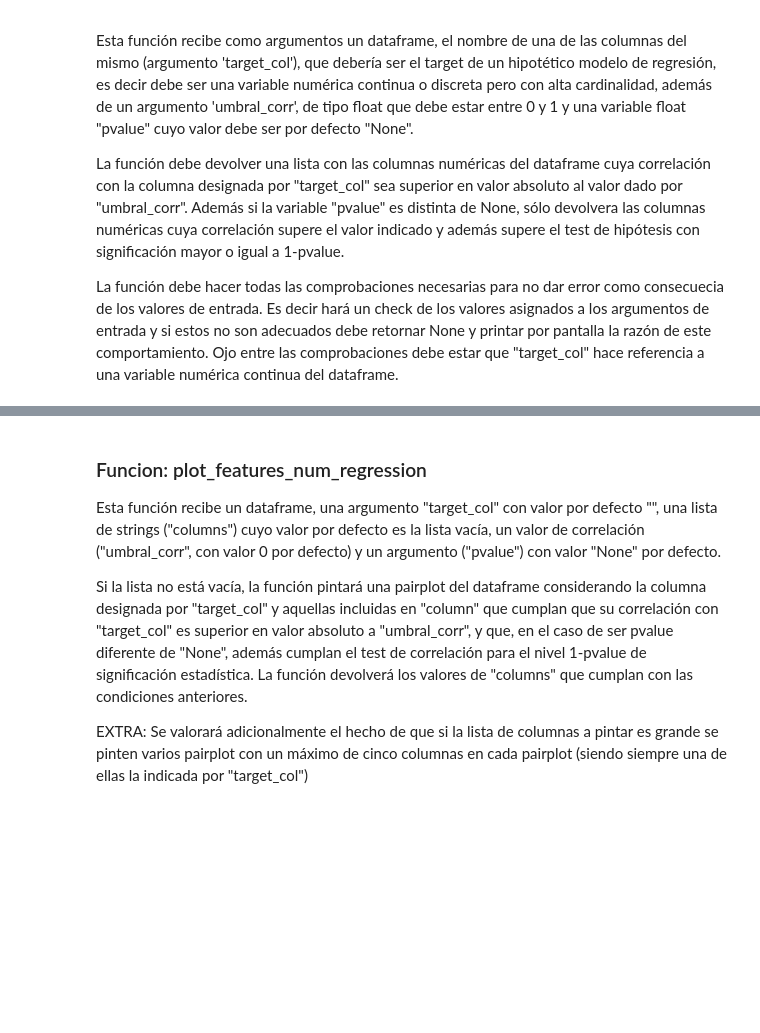
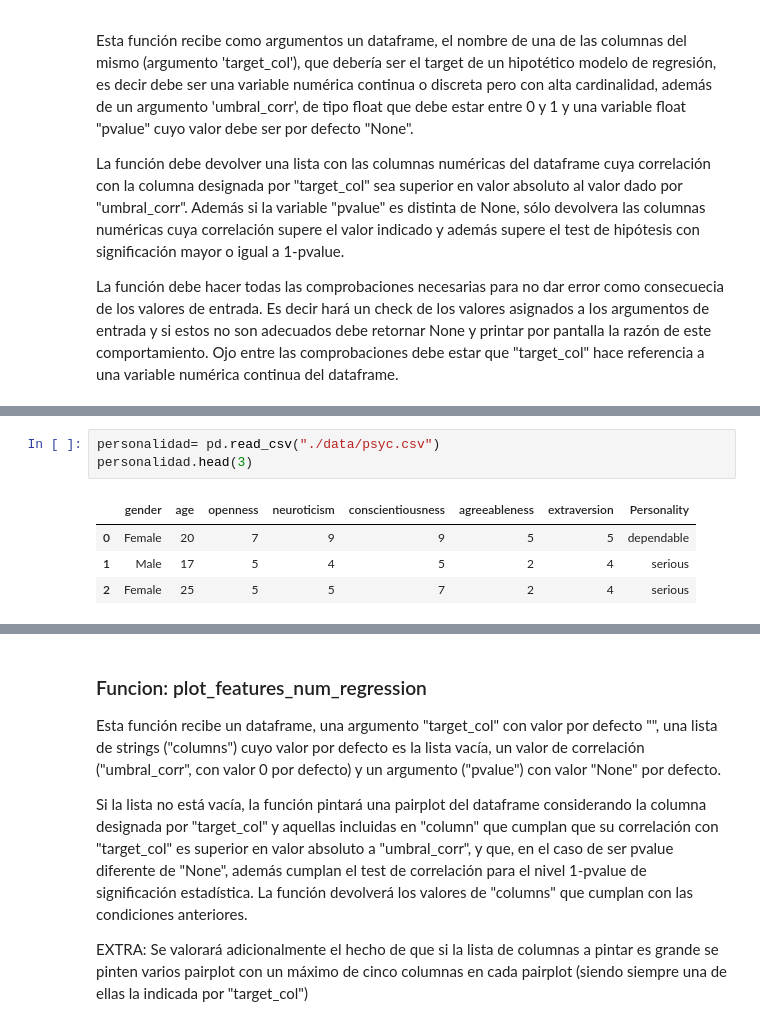
Before and after one commit to marosor/ML_Toolbox, a Jupyter notebook: funciones_3y4_fran.ipynb, the cells around one changed output, grey strips where cells are left out. Saved outputs shown, nothing was run; the diff lists cells and outputs as text; blank space fills up the shorter version.

```diff
--- a/funciones_3y4_fran.ipynb
+++ b/funciones_3y4_fran.ipynb
@@ -72,3 +114,11 @@ def get_features_num_regression(df, target_col, umbral_corr, pvalue = None):
         return columnas_finales
     else:
         return columnas_filtradas
+# %%
+personalidad= pd.read_csv("./data/psyc.csv")
+personalidad.head(3)
+# %% [output]
+|  | gender | age | openness | neuroticism | conscientiousness | agreeableness | extraversion | Personality |
+| 0 | Female | 20 | 7 | 9 | 9 | 5 | 5 | dependable |
+| 1 | Male | 17 | 5 | 4 | 5 | 2 | 4 | serious |
+| 2 | Female | 25 | 5 | 5 | 7 | 2 | 4 | serious |
```
Also changed, not shown: parts of 11 cells of this notebook, 3 other files.
